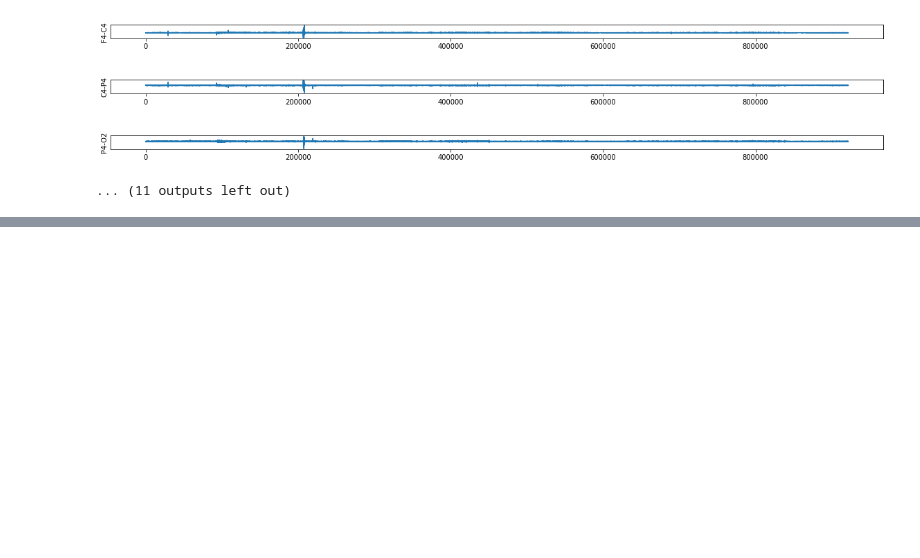
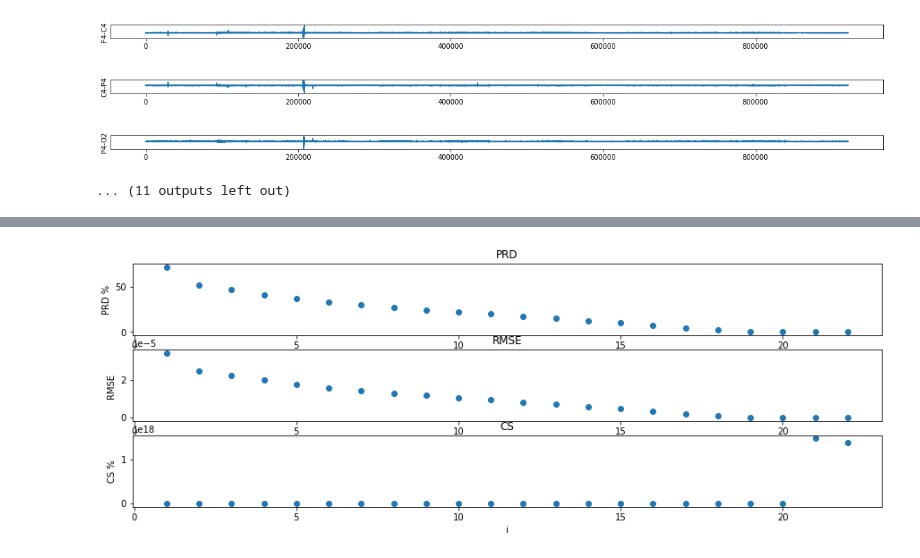
Before and after one commit to inamiotko/EEG_dimensiality_reduction, a Jupyter notebook: dimentiality_reduction.ipynb, the cells around one changed output, grey strips where cells are left out. Drawn from its saved outputs; the diff is of its cells as text; code cells hidden in the pictures; blank space fills up the shorter version.

Commit message:
Added PCA and TSVD along with various metrics such as RMSE, PRD and CR

```diff
--- a/dimentiality_reduction.ipynb
+++ b/dimentiality_reduction.ipynb
@@ -69,0 +116,37 @@ for i in range (len(channels)):
+# %%
+# constants used in figure plotting
+x=[i for i in range(1,23)]
+ylabels=["PRD %","RMSE ", "CS %"]
+# %%
+# plotting RMSE, PRD and CS for PCA
+PRD_i=[]
+RMSE_i=[]
+CR_i=[]
+CS_i=[]
+
+for i in range(1,23):
+    pca=PCA(n_components=i)
+    reduced_data=pca.fit_transform(raw_data)
+    X_recovered = pca.inverse_transform(reduced_data)
+
+    prd=PRD(raw_data,X_recovered)
+    rmse=RMSE(raw_data,X_recovered)
+    cr=CR(raw_data,reduced_data)
+    cs=cr/prd
+    PRD_i.append(prd)
+    RMSE_i.append(rmse)
+    CR_i.append(cr)
+    CS_i.append(cs)
+
+fig, axs = plt.subplots(3, figsize=(15,5))
+axs[0].plot(x, PRD_i,'o')
+axs[0].set_title('PRD')
+axs[1].plot(x, RMSE_i,'o')
+axs[1].set_title('RMSE')
+axs[2].plot(x,CS_i,'o' )
+axs[2].set_title('CS')
+
+for ax,label in zip(axs.flat,ylabels):
+    ax.set(xlabel='i', ylabel=label)
+# %% [output]
+[figure, added]
```
Also changed, not shown: parts of 17 cells of this notebook.
